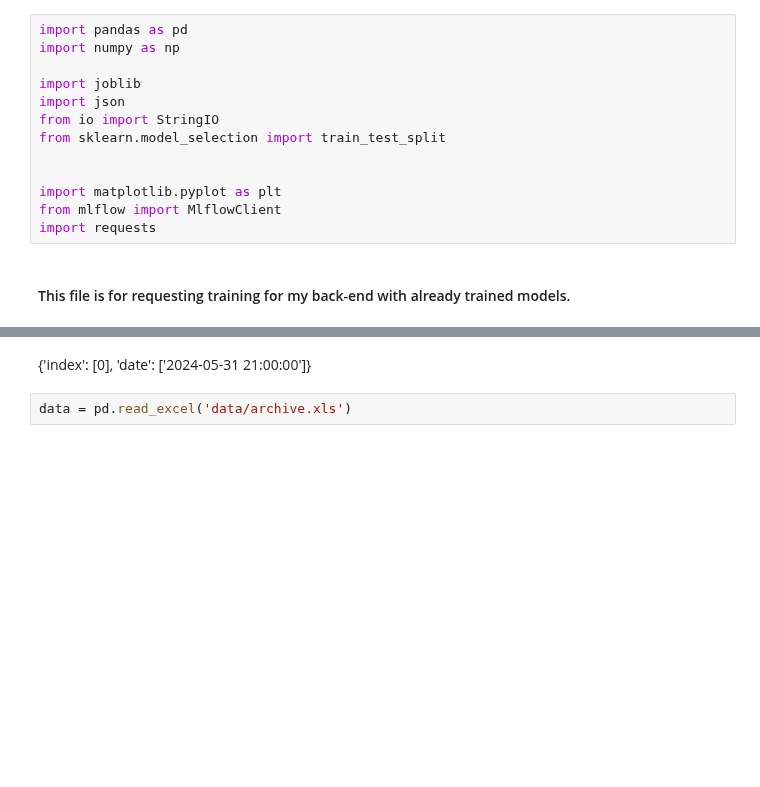
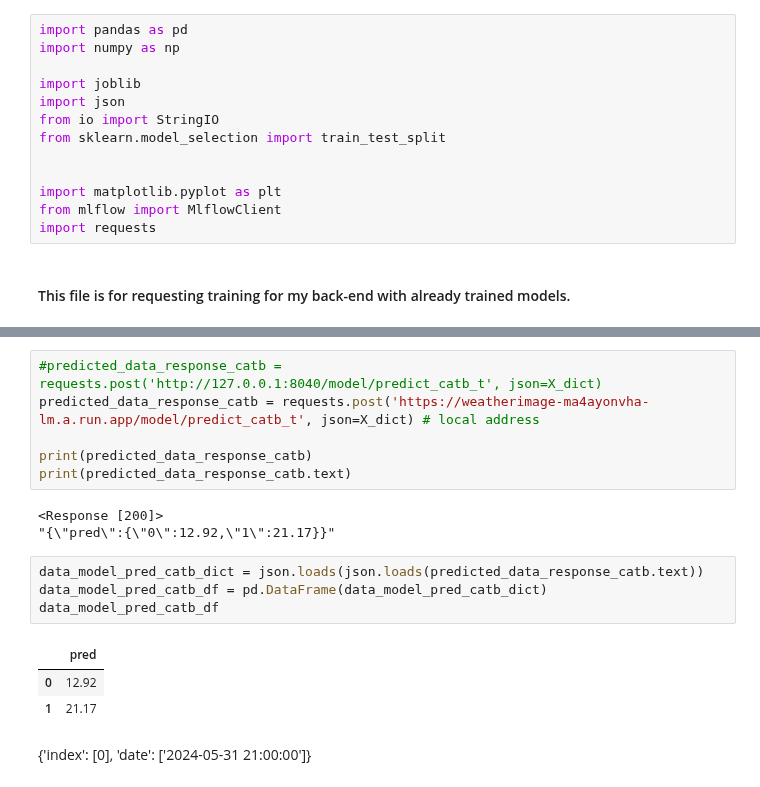
Before and after one commit to PeterOstr/kaggle, a Jupyter notebook: airflow_train1/model_api_train.ipynb, the cells around one changed output, grey strips where cells are left out. Saved outputs shown, nothing was run; the diff lists cells and outputs as text; blank space fills up the shorter version.

```diff
--- a/airflow_train1/model_api_train.ipynb
+++ b/airflow_train1/model_api_train.ipynb
@@ -38,4 +49,19 @@ X_dict
+# %%
+#predicted_data_response_catb = requests.post('http://127.0.0.1:8040/model/predict_catb_t', json=X_dict)
+predicted_data_response_catb = requests.post('https://weatherimage-ma4ayonvha-lm.a.run.app/model/predict_catb_t', json=X_dict) # local address
+
+print(predicted_data_response_catb)
+print(predicted_data_response_catb.text)
+# %% [output]
+<Response [200]>
+"{\"pred\":{\"0\":12.92,\"1\":21.17}}"
+# %%
+data_model_pred_catb_dict = json.loads(json.loads(predicted_data_response_catb.text))
+data_model_pred_catb_df = pd.DataFrame(data_model_pred_catb_dict)
+data_model_pred_catb_df
+# %% [output]
+|  | pred |
+| 0 | 12.92 |
+| 1 | 21.17 |
 # %% [markdown]
 {'index': [0], 'date': ['2024-05-31 21:00:00']}
-# %%
-data = pd.read_excel('data/archive.xls')
```
Also changed, not shown: parts of 7 cells of this notebook, 4 other files.
